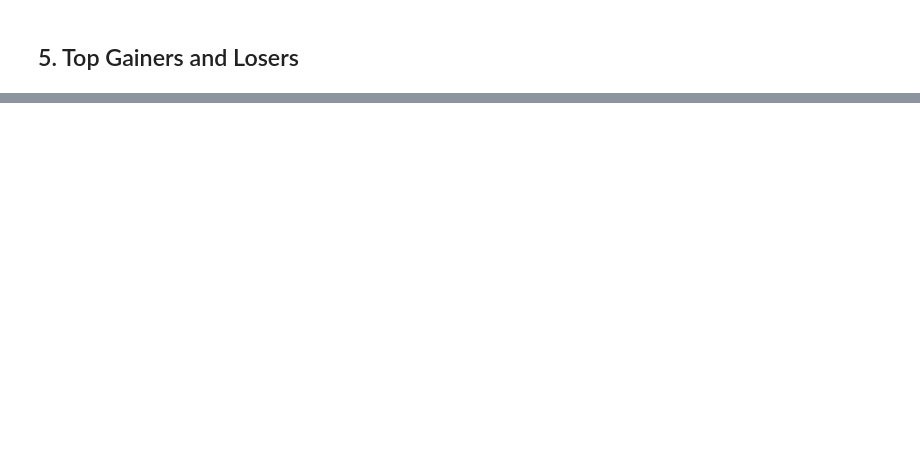
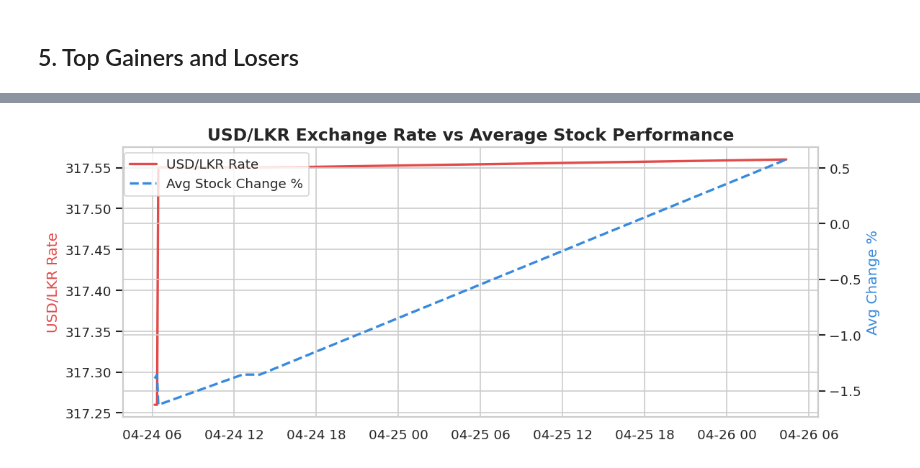
Before and after one commit to Menaka200224/CSE-Stock-Pipeline, a Jupyter notebook: notebooks/cse_analytics.ipynb, the cells around one changed output, grey strips where cells are left out. Drawn from its saved outputs; the diff is of its cells as text; code cells hidden in the pictures; blank space fills up the shorter version.

```diff
--- a/notebooks/cse_analytics.ipynb
+++ b/notebooks/cse_analytics.ipynb
@@ -112,0 +169,18 @@ plt.show()
+# %%
+df_lkr = query("SELECT last_traded_price, extracted_at FROM cse_stock_prices WHERE symbol='USD/LKR' ORDER BY extracted_at")
+df_avg = query("SELECT AVG(change_pct) as avg_change, extracted_at FROM cse_stock_prices WHERE symbol != 'USD/LKR' GROUP BY extracted_at ORDER BY extracted_at")
+
+fig, ax1 = plt.subplots(figsize=(10,4))
+ax1.plot(df_lkr['extracted_at'], df_lkr['last_traded_price'], color='#E24B4A', linewidth=2, label='USD/LKR Rate')
+ax1.set_ylabel('USD/LKR Rate', color='#E24B4A')
+ax2 = ax1.twinx()
+ax2.plot(df_avg['extracted_at'], df_avg['avg_change'], color='#378ADD', linewidth=2, linestyle='--', label='Avg Stock Change %')
+ax2.set_ylabel('Avg Change %', color='#378ADD')
+ax1.set_title('USD/LKR Exchange Rate vs Average Stock Performance', fontsize=14, fontweight='bold')
+fig.legend(loc='upper left', bbox_to_anchor=(0.1,0.9))
+plt.xticks(rotation=45)
+plt.tight_layout()
+plt.savefig('chart_lkr_vs_stocks.png', bbox_inches='tight')
+plt.show()
+# %% [output]
+[figure, added]
```
Also changed, not shown: parts of 12 cells of this notebook, 11 other files.
